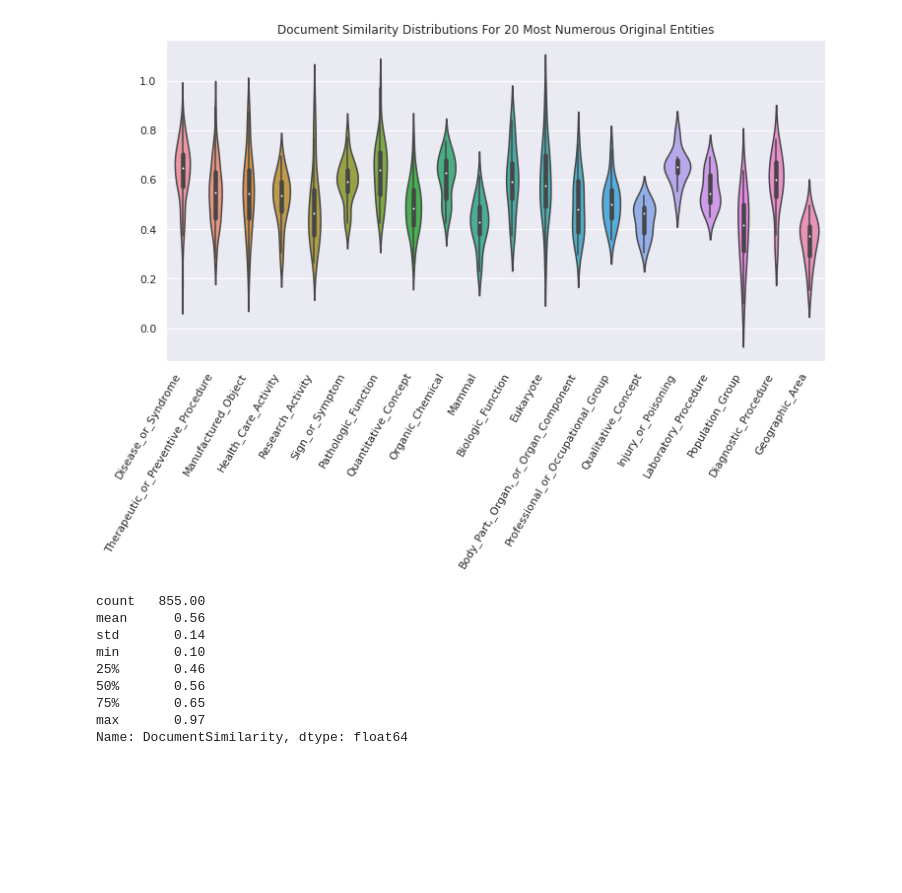
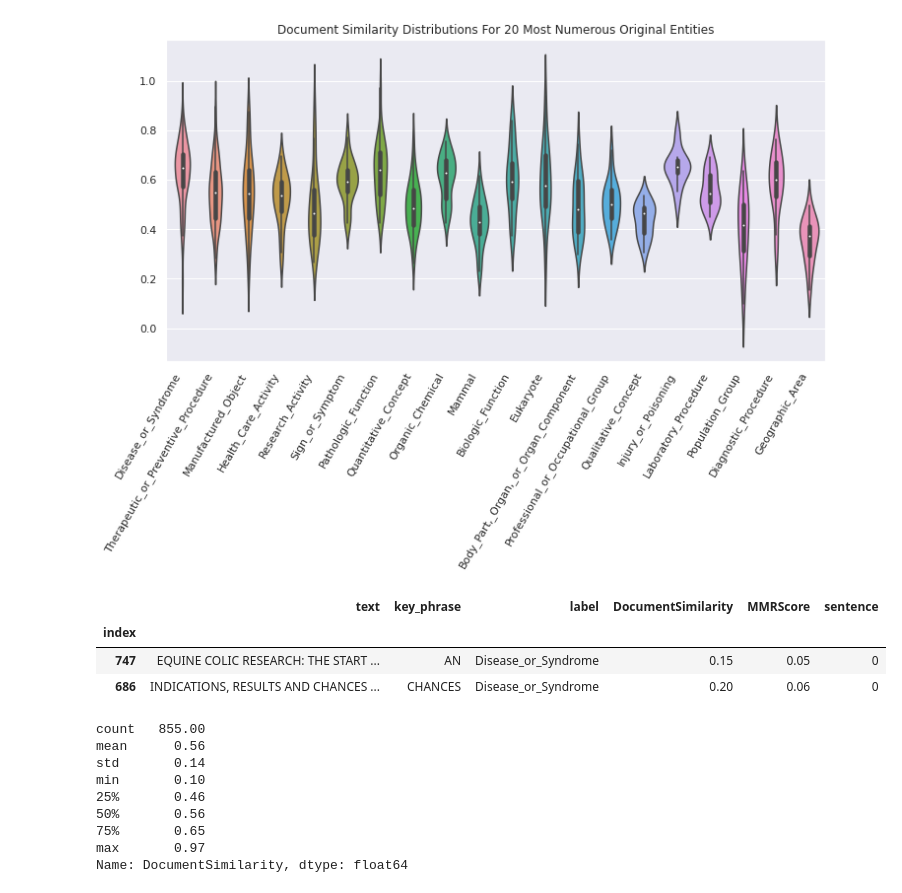
Before and after one commit to SolanaO/Healthcare_SparkNLP_Study, a Jupyter notebook: graphsResults.ipynb, the cells around one changed output. Saved outputs shown, nothing was run; the diff lists cells and outputs as text; code cells hidden in the pictures; blank space fills up the shorter version.

```diff
--- a/graphsResults.ipynb
+++ b/graphsResults.ipynb
@@ -27,7 +27,7 @@ from wordcloud import (WordCloud,
 # Settings to display dataframes
 
 pd.options.display.max_colwidth=60
-#pd.options.display.max_rows=None
+pd.options.display.max_rows=None
 pd.options.display.float_format = "{:,.2f}".format
 # %%
 # Settings for figures and plots
@@ -138,6 +138,14 @@ ax.set(xlabel=None);
 ax.set(ylabel=None);
 # %% [output]
 [figure]
+# %%
+# The low document similarity scores correspond to titles that contain equine colic only as relevant chunk
+df1[df1.label == 'Disease_or_Syndrome'].sort_values(by='DocumentSimilarity')[:2]
+# %% [output]
+|  | text | key_phrase | label | DocumentSimilarity | MMRScore | sentence |
+| index |  |  |  |  |  |  |
+| 747 | EQUINE COLIC RESEARCH: THE START ... | AN | Disease_or_Syndrome | 0.15 | 0.05 | 0 |
+| 686 | INDICATIONS, RESULTS AND CHANCES ... | CHANCES | Disease_or_Syndrome | 0.20 | 0.06 | 0 |
 # %%
 # 5 numbers statistics for DocumentSimilarity scores
 df1.DocumentSimilarity.describe()
```
Also changed, not shown: parts of 3 cells of this notebook.
